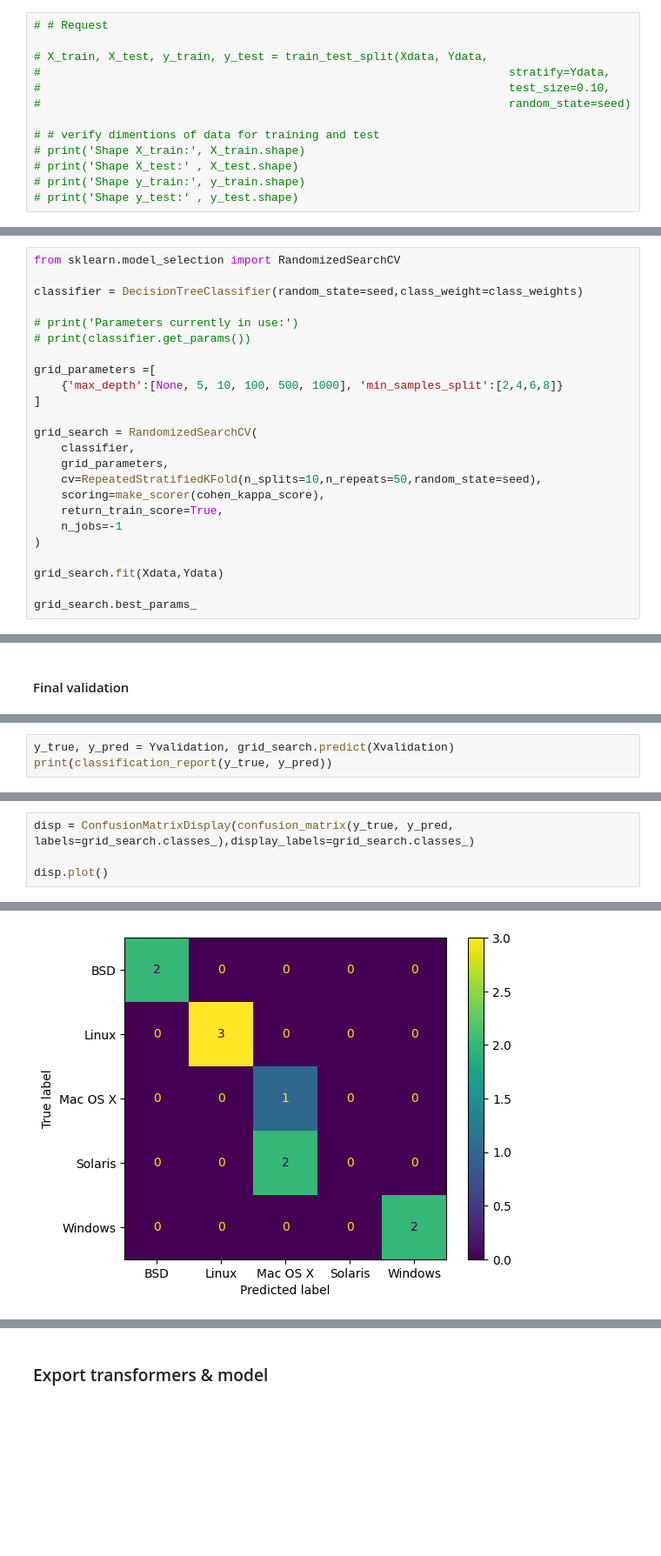
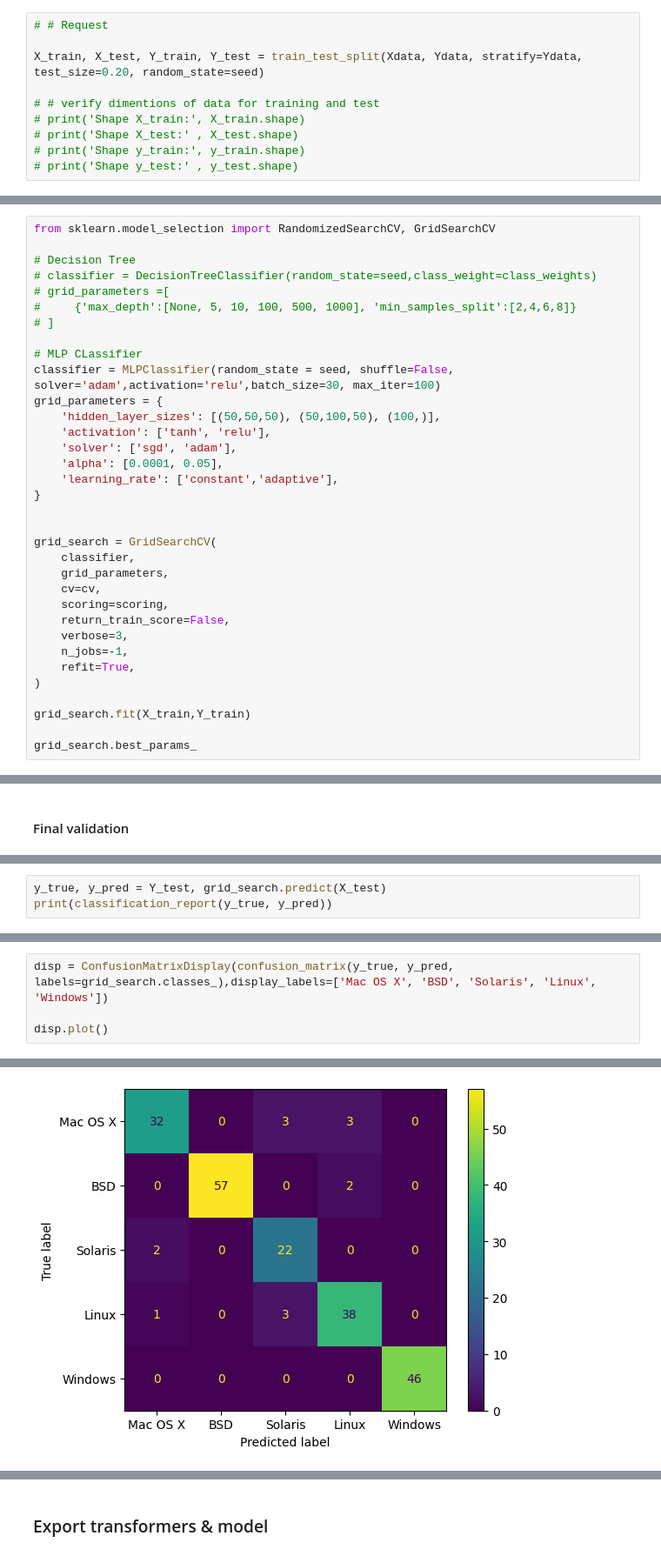
Before and after one commit to rubenpjove/fingerAI, a Jupyter notebook: ai_model_creation/ai_p0f_model_creation/models_creation_v2.ipynb, the cells around one changed output, grey strips where cells are left out. Shown: that part at 87% size. Cells and saved outputs as stored; diff of their text form; blank space fills up the shorter version.

Commit message:
p0f model created

```diff
--- a/ai_model_creation/ai_p0f_model_creation/models_creation_v2.ipynb
+++ b/ai_model_creation/ai_p0f_model_creation/models_creation_v2.ipynb
@@ -269,10 +291,7 @@ from sklearn.model_selection import train_test_split
 # %%
 # # Request
 
-# X_train, X_test, y_train, y_test = train_test_split(Xdata, Ydata,
-#                                                                     stratify=Ydata,
-#                                                                     test_size=0.10,
-#                                                                     random_state=seed)
+X_train, X_test, Y_train, Y_test = train_test_split(Xdata, Ydata, stratify=Ydata, test_size=0.20, random_state=seed)
 
 # # verify dimentions of data for training and test
 # print('Shape X_train:', X_train.shape)
@@ -378,27 +400,37 @@ sorted(scores, key=itemgetter(1))
 # %% [markdown]
 #### Hyperparameter tunning
 # %%
-from sklearn.model_selection import RandomizedSearchCV
+from sklearn.model_selection import RandomizedSearchCV, GridSearchCV
 
-classifier = DecisionTreeClassifier(random_state=seed,class_weight=class_weights)
+# Decision Tree
+# classifier = DecisionTreeClassifier(random_state=seed,class_weight=class_weights)
+# grid_parameters =[
+#     {'max_depth':[None, 5, 10, 100, 500, 1000], 'min_samples_split':[2,4,6,8]}
+# ]
 
-# print('Parameters currently in use:')
-# print(classifier.get_params())
+# MLP CLassifier
+classifier = MLPClassifier(random_state = seed, shuffle=False, solver='adam',activation='relu',batch_size=30, max_iter=100)
+grid_parameters = {
+    'hidden_layer_sizes': [(50,50,50), (50,100,50), (100,)],
+    'activation': ['tanh', 'relu'],
+    'solver': ['sgd', 'adam'],
+    'alpha': [0.0001, 0.05],
+    'learning_rate': ['constant','adaptive'],
+}
 
-grid_parameters =[
-    {'max_depth':[None, 5, 10, 100, 500, 1000], 'min_samples_split':[2,4,6,8]}
-]
 
-grid_search = RandomizedSearchCV(
+grid_search = GridSearchCV(
     classifier,
     grid_parameters,
-    cv=RepeatedStratifiedKFold(n_splits=10,n_repeats=50,random_state=seed),
-    scoring=make_scorer(cohen_kappa_score),
-    return_train_score=True,
-    n_jobs=-1
+    cv=cv,
+    scoring=scoring,
+    return_train_score=False,
+    verbose=3,
+    n_jobs=-1,
+    refit=True,
 )
 
-grid_search.fit(Xdata,Ydata)
+grid_search.fit(X_train,Y_train)
 
 grid_search.best_params_
 # %% [output]
@@ -436,5 +447,5 @@ print(cohen_kappa_score(y_true, y_pred))
 # %%
-y_true, y_pred = Yvalidation, grid_search.predict(Xvalidation)
+y_true, y_pred = Y_test, grid_search.predict(X_test)
 print(classification_report(y_true, y_pred))
 # %% [output]
               precision    recall  f1-score   support
@@ -451,8 +462,8 @@ weighted avg       0.73      0.80      0.75        10
 # %%
-disp = ConfusionMatrixDisplay(confusion_matrix(y_true, y_pred, labels=grid_search.classes_),display_labels=grid_search.classes_)
+disp = ConfusionMatrixDisplay(confusion_matrix(y_true, y_pred, labels=grid_search.classes_),display_labels=['Mac OS X', 'BSD', 'Solaris', 'Linux', 'Windows'])
 
 disp.plot()
 # %% [output]
 <sklearn.metrics._plot.confusion_matrix.ConfusionMatrixDisplay at 0x...>
-[figure, old version]
+[figure, new version]
 # %%
```
Also changed, not shown: parts of 30 cells of this notebook, 7 other files.
